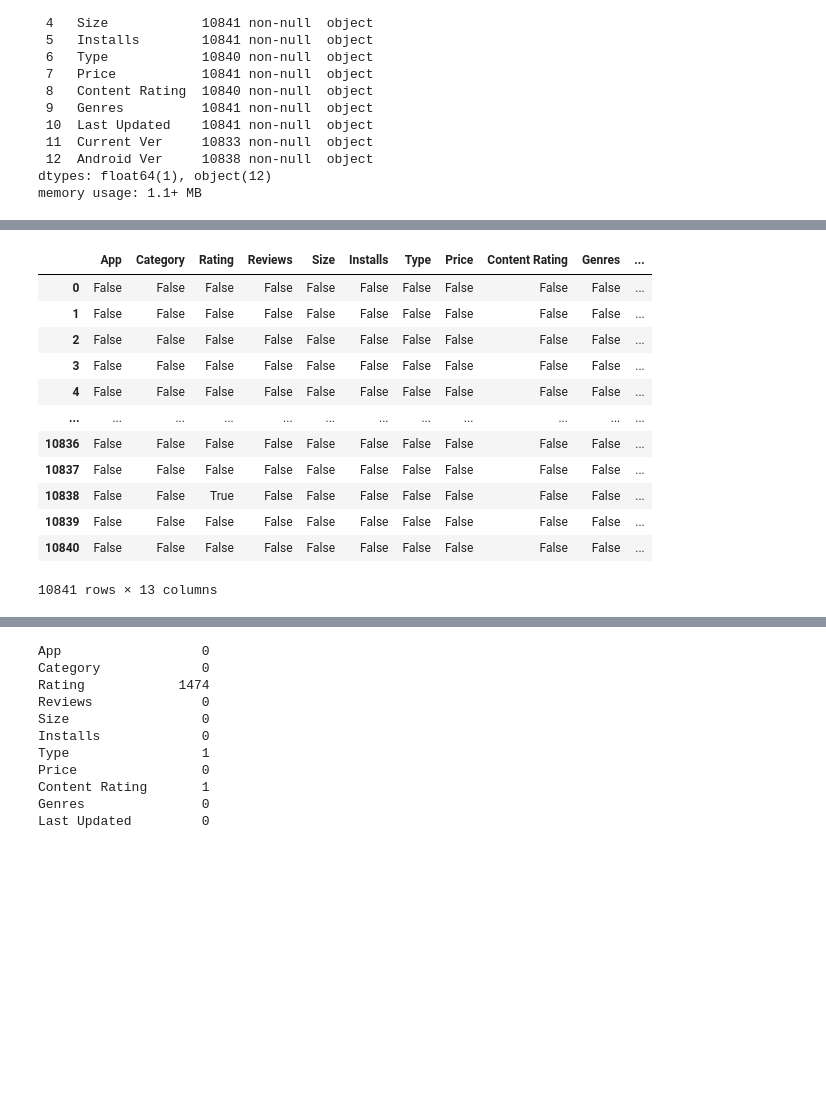
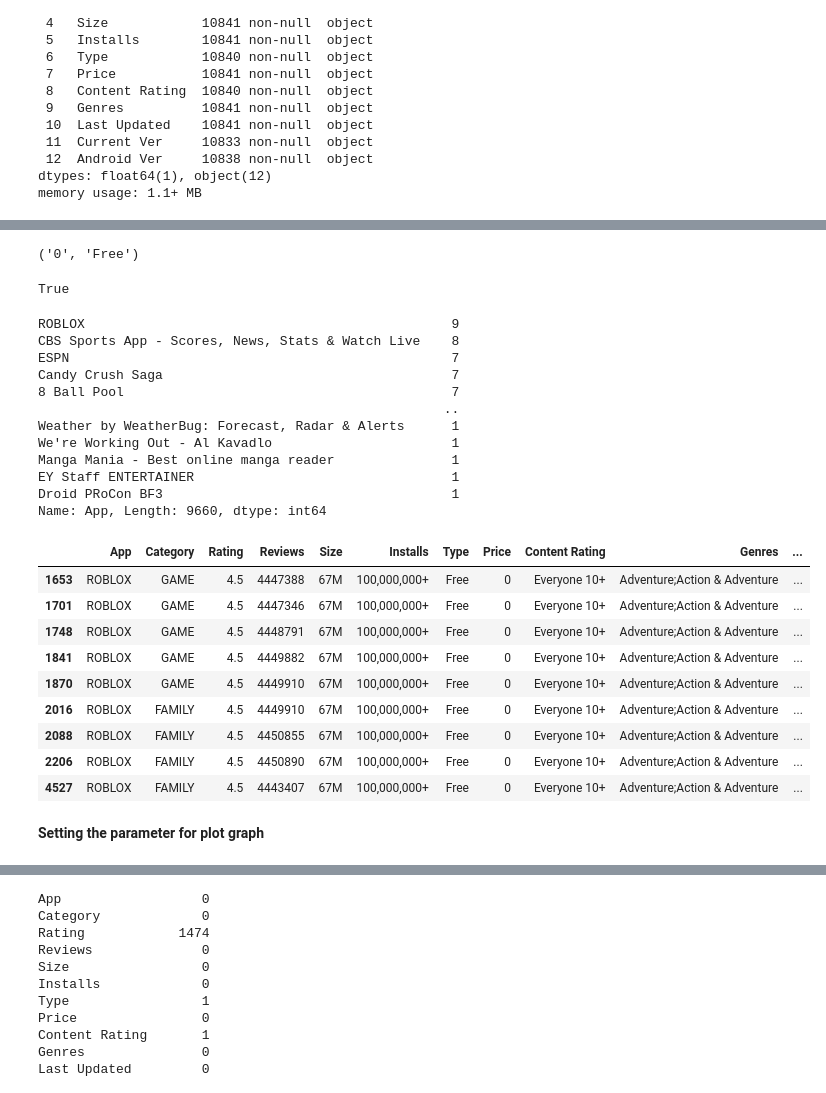
Before and after one commit to AjitVarpe/Data-Analysis-of-playstore, a Jupyter notebook: Copy_of_Play_Store_App_Review_Analysis_Capstone_Project.ipynb, the cells around one changed output, grey strips where cells are left out. Saved outputs shown, nothing was run; the diff lists cells and outputs as text; code cells hidden in the pictures; blank space fills up the shorter version.

Commit message:
Second commit on data

```diff
--- a/Copy_of_Play_Store_App_Review_Analysis_Capstone_Project.ipynb
+++ b/Copy_of_Play_Store_App_Review_Analysis_Capstone_Project.ipynb
@@ -104,0 +135,11 @@ memory usage: 1.1+ MB
+# %%
+Data_Frame.drop(Data_Frame.index[10472], inplace=True)
+#  # Row 10472 removed due to having the wrong record of rating
+# %%
+Data_Frame['Installs'] = Data_Frame['Installs'].map(lambda x: x.rstrip('+'))
+#  Removing + sign from the installs columns
+# %%
+Data_Frame['Installs'] = pd.to_numeric(Data_Frame['Installs'].str.replace(',',''))
+# %%
+Data_Frame['Price'] = pd.to_numeric(Data_Frame['Price'].str.replace('$',''))
+#  Removing $ sign from the recoreds to easy perform numeric opration
@@ -105,17 +170,40 @@ memory usage: 1.1+ MB
+# %%
+Data_Frame['Installs'].min(),Data_Frame['Installs'].max()
+# %% [output]
+('0', 'Free')
+# %%
+boolean = Data_Frame['App'].duplicated().any()
+# checking the duplicate values in the record
+boolean
+# %% [output]
+True
+# %%
+Data_Frame['App'].value_counts()
+# counting the duplicated values
+# %% [output]
+ROBLOX                                               9
+CBS Sports App - Scores, News, Stats & Watch Live    8
+ESPN                                                 7
+Candy Crush Saga                                     7
+8 Ball Pool                                          7
+                                                    ..
+Weather by WeatherBug: Forecast, Radar & Alerts      1
+We're Working Out - Al Kavadlo                       1
+Manga Mania - Best online manga reader               1
+EY Staff ENTERTAINER                                 1
+Droid PRoCon BF3                                     1
+Name: App, Length: 9660, dtype: int64
 # %%
-Data_Frame.isnull()
-#  Cheking the data is containing the not null values or not
+Data_Frame[Data_Frame['App']=='ROBLOX']
+#  checking the data is credential or not
 # %% [output]
 |  | App | Category | Rating | Reviews | Size | Installs | Type | Price | Content Rating | Genres | ... |
-| 0 | False | False | False | False | False | False | False | False | False | False | ... |
-| 1 | False | False | False | False | False | False | False | False | False | False | ... |
-| 2 | False | False | False | False | False | False | False | False | False | False | ... |
-| 3 | False | False | False | False | False | False | False | False | False | False | ... |
-| 4 | False | False | False | False | False | False | False | False | False | False | ... |
-| ... | ... | ... | ... | ... | ... | ... | ... | ... | ... | ... | ... |
-| 10836 | False | False | False | False | False | False | False | False | False | False | ... |
-| 10837 | False | False | False | False | False | False | False | False | False | False | ... |
-| 10838 | False | False | True | False | False | False | False | False | False | False | ... |
-| 10839 | False | False | False | False | False | False | False | False | False | False | ... |
-| 10840 | False | False | False | False | False | False | False | False | False | False | ... |
+| 1653 | ROBLOX | GAME | 4.5 | 4447388 | 67M | 100,000,000+ | Free | 0 | Everyone 10+ | Adventure;Action & Adventure | ... |
+| 1701 | ROBLOX | GAME | 4.5 | 4447346 | 67M | 100,000,000+ | Free | 0 | Everyone 10+ | Adventure;Action & Adventure | ... |
+| 1748 | ROBLOX | GAME | 4.5 | 4448791 | 67M | 100,000,000+ | Free | 0 | Everyone 10+ | Adventure;Action & Adventure | ... |
+| 1841 | ROBLOX | GAME | 4.5 | 4449882 | 67M | 100,000,000+ | Free | 0 | Everyone 10+ | Adventure;Action & Adventure | ... |
+| 1870 | ROBLOX | GAME | 4.5 | 4449910 | 67M | 100,000,000+ | Free | 0 | Everyone 10+ | Adventure;Action & Adventure | ... |
+| 2016 | ROBLOX | FAMILY | 4.5 | 4449910 | 67M | 100,000,000+ | Free | 0 | Everyone 10+ | Adventure;Action & Adventure | ... |
+| 2088 | ROBLOX | FAMILY | 4.5 | 4450855 | 67M | 100,000,000+ | Free | 0 | Everyone 10+ | Adventure;Action & Adventure | ... |
+| 2206 | ROBLOX | FAMILY | 4.5 | 4450890 | 67M | 100,000,000+ | Free | 0 | Everyone 10+ | Adventure;Action & Adventure | ... |
+| 4527 | ROBLOX | FAMILY | 4.5 | 4443407 | 67M | 100,000,000+ | Free | 0 | Everyone 10+ | Adventure;Action & Adventure | ... |
-10841 rows × 13 columns
@@ -121,0 +218,2 @@ Data_Frame.isnull()
+# %% [markdown]
+**Setting the parameter for plot graph**
```
Also changed, not shown: parts of 18 cells of this notebook.
